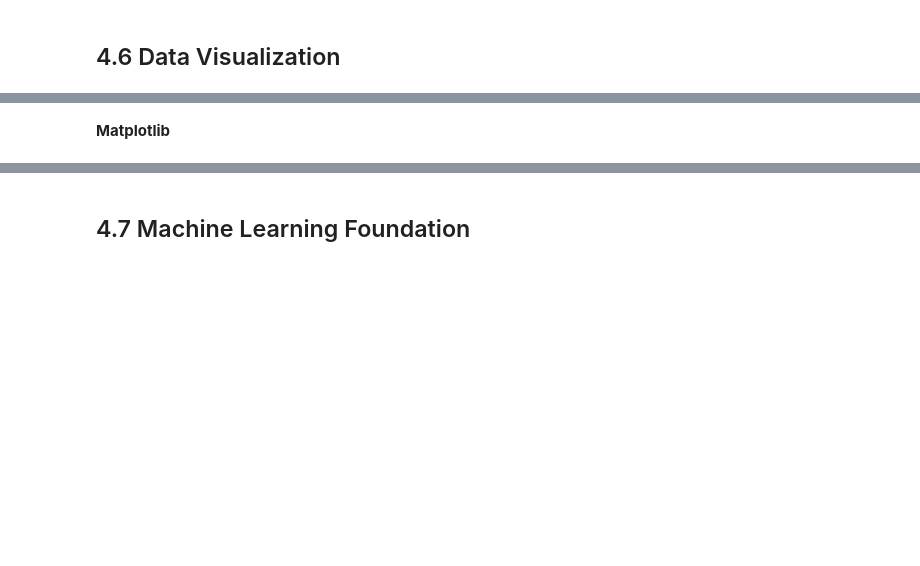
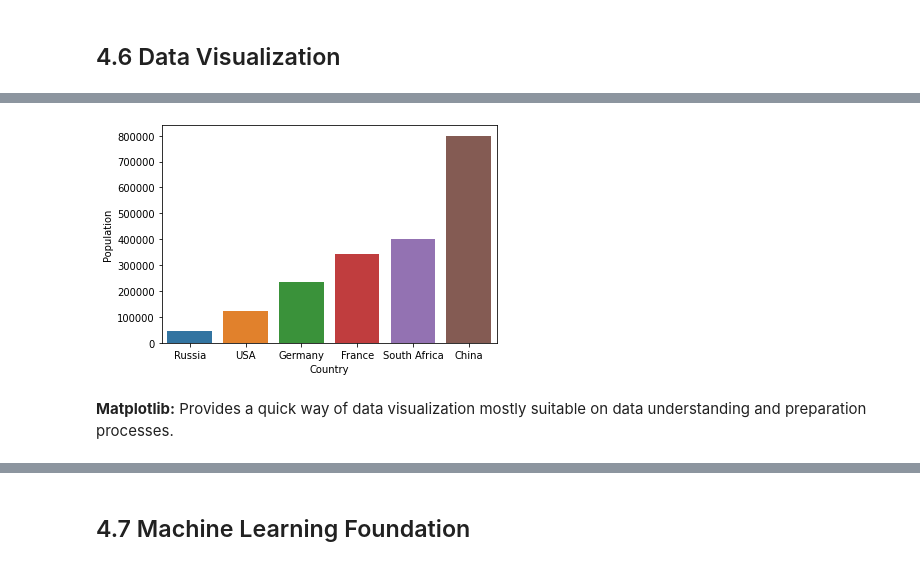
Before and after one commit to eddychetz/machine-learning-labs, a Jupyter notebook: lab-100-introduction/lab_100-introduction-and-project-setup.ipynb, the cells around one changed output, grey strips where cells are left out. Saved outputs shown, nothing was run; the diff lists cells and outputs as text; code cells hidden in the pictures; blank space fills up the shorter version.

```diff
--- a/lab-100-introduction/lab_100-introduction-and-project-setup.ipynb
+++ b/lab-100-introduction/lab_100-introduction-and-project-setup.ipynb
@@ -777,2 +811,10 @@ These are some basic examples of common data manipulation and preprocessing task
+# %%
+sns.barplot(
+    data=df.sort_values(by='Population', ascending=True),
+    x='Country',
+    y='Population'
+);
+# %% [output]
+[figure, added]
 # %% [markdown]
-**Matplotlib**
+**Matplotlib:** Provides a quick way of data visualization mostly suitable on data understanding and preparation processes.
```
Also changed, not shown: parts of 35 cells of this notebook, 6 other files.
